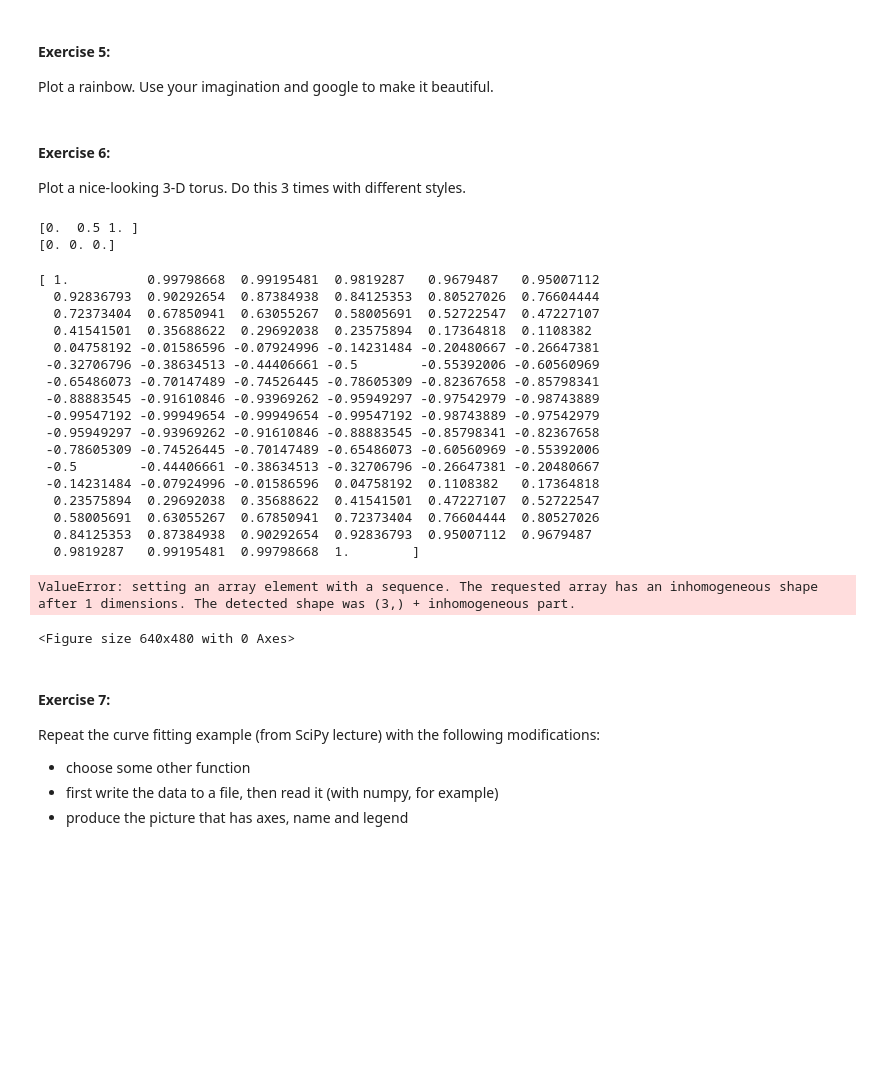
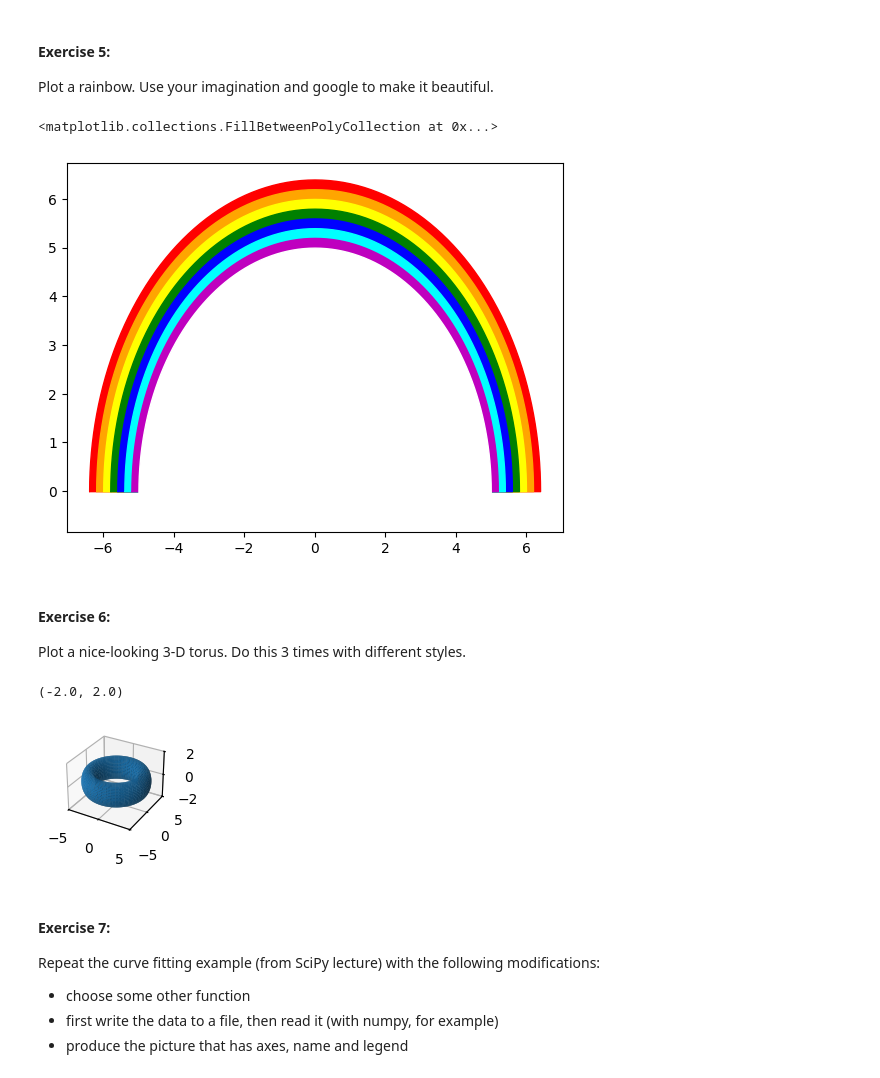
Before and after one commit to VCDPhuong/ScientificPython_diploma25, a Jupyter notebook: Exercises2-3-4.ipynb, the cells around one changed output. Saved outputs shown, nothing was run; the diff lists cells and outputs as text; code cells hidden in the pictures; blank space fills up the shorter version.

```diff
--- a/Exercises2-3-4.ipynb
+++ b/Exercises2-3-4.ipynb
@@ -130,20 +131,21 @@ for i in range(len(a)-1):
 #### **Exercise 5:**
 
 Plot a rainbow. Use your imagination and google to make it beautiful.
+# %%
+r = [5+0.2*i for i in range(0,8)]
+x = [[r[j]*np.cos(i*np.pi/100) for i in range(101)] for j in range(8)]
+y = [[r[j]*np.sin(i*np.pi/100) for i in range(101)] for j in range(8)]
+c = ['red','orange','yellow','green','blue','cyan','m','w']
+for i in range(7,0,-1):
+ plt.fill_between(x[i],y[i],0, color=c[7-i])
+plt.fill_between(x[0],y[0],-0.5, color='w')
+# %% [output]
+<matplotlib.collections.FillBetweenPolyCollection at 0x...>
+[figure, added]
 # %% [markdown]
 #### **Exercise 6:**
 
 Plot a nice-looking 3-D torus. Do this 3 times with different styles.
-# %%
-nx, ny = (3, 2)
-x = np.linspace(0, 1, nx)
-y = np.linspace(0, 1, ny)
-xv, yv = np.meshgrid(x, y)
-print(xv[0,:])
-print(yv[0,:])
-# %% [output]
-[0.  0.5 1. ]
-[0. 0. 0.]
 # %%
 phi = np.linspace(0,2*np.pi,100)
 theta = np.linspace(0,2*np.pi,100)
@@ -153,35 +155,14 @@ fig = plt.figure()
 x = (r*np.sin(theta) + c)*np.cos(phi)
 y = (r*np.sin(theta) + c)*np.sin(phi)
 z = r*np.cos(theta)
-print(z[0])
-al, be, ga = 0, np.pi/2, np.pi/3
-R = [[1,0,0],[0,np.cos(ga),-np.sin(ga)],[0, np.sin(ga),np.cos(ga)]]
-[np.matmul(R,[x[0][i],y[i][0],z[i]]) for i in range(0,len(x[0][:]))]
 ax1 = fig.add_subplot(311,projection='3d')
 ax1.plot_surface(x,y,z)
 plt.xlim([-5,5])
 plt.ylim([-5,5])
 ax1.set_zlim(-2,2)
 # %% [output]
-[ 1.          0.99798668  0.99195481  0.9819287   0.9679487   0.95007112
-  0.92836793  0.90292654  0.87384938  0.84125353  0.80527026  0.76604444
-  0.72373404  0.67850941  0.63055267  0.58005691  0.52722547  0.47227107
-  0.41541501  0.35688622  0.29692038  0.23575894  0.17364818  0.1108382
-  0.04758192 -0.01586596 -0.07924996 -0.14231484 -0.20480667 -0.26647381
- -0.32706796 -0.38634513 -0.44406661 -0.5        -0.55392006 -0.60560969
- -0.65486073 -0.70147489 -0.74526445 -0.78605309 -0.82367658 -0.85798341
- -0.88883545 -0.91610846 -0.93969262 -0.95949297 -0.97542979 -0.98743889
- -0.99547192 -0.99949654 -0.99949654 -0.99547192 -0.98743889 -0.97542979
- -0.95949297 -0.93969262 -0.91610846 -0.88883545 -0.85798341 -0.82367658
- -0.78605309 -0.74526445 -0.70147489 -0.65486073 -0.60560969 -0.55392006
- -0.5        -0.44406661 -0.38634513 -0.32706796 -0.26647381 -0.20480667
- -0.14231484 -0.07924996 -0.01586596  0.04758192  0.1108382   0.17364818
-  0.23575894  0.29692038  0.35688622  0.41541501  0.47227107  0.52722547
-  0.58005691  0.63055267  0.67850941  0.72373404  0.76604444  0.80527026
-  0.84125353  0.87384938  0.90292654  0.92836793  0.95007112  0.9679487
-  0.9819287   0.99195481  0.99798668  1.        ]
+(-2.0, 2.0)
-ValueError: setting an array element with a sequence. The requested array has an inhomogeneous shape after 1 dimensions. The detected shape was (3,) + inhomogeneous part.
-<Figure size 640x480 with 0 Axes>
+[figure, added]
 # %% [markdown]
 #### **Exercise 7:**
 
```
Also changed, not shown: parts of 4 cells of this notebook.
